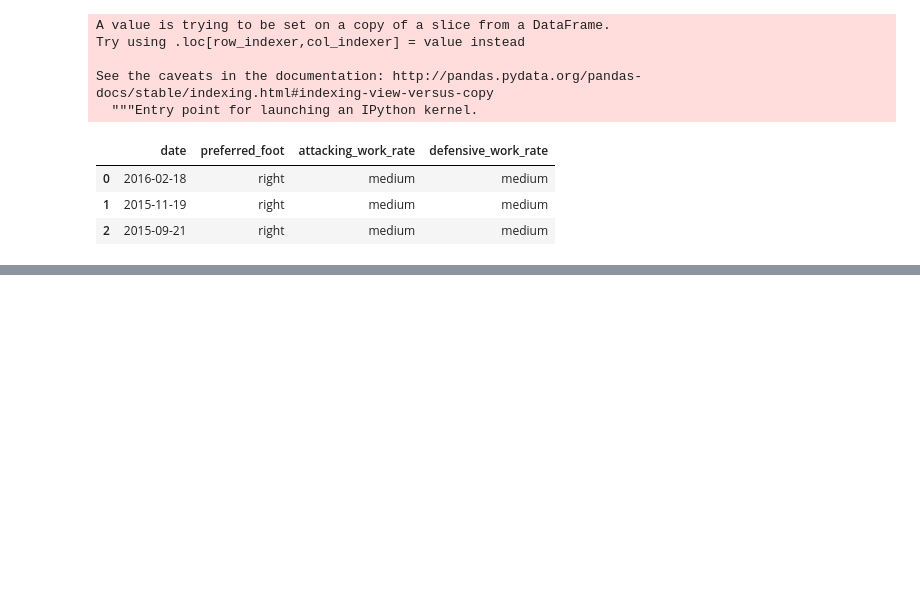
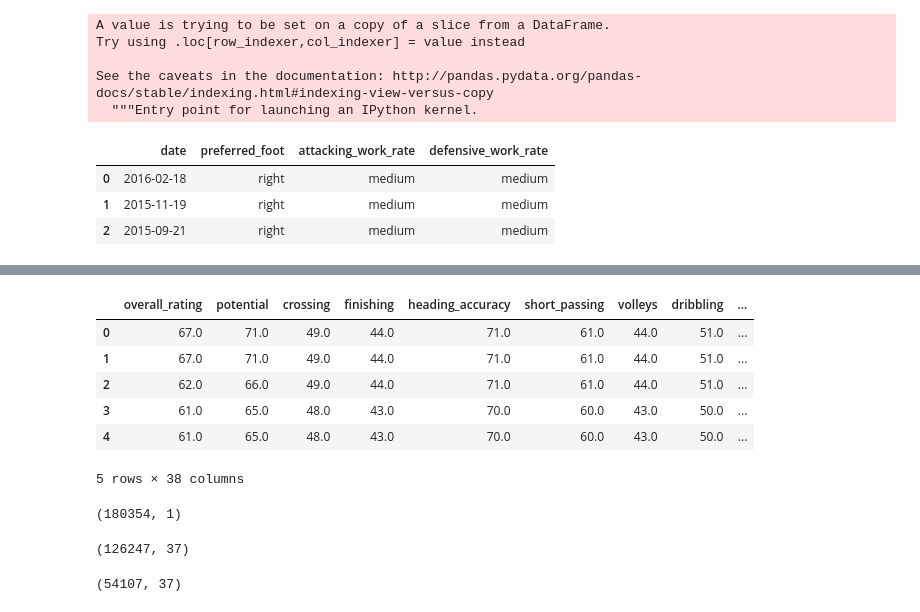
Before and after one commit to singhabhi937/Acadgild_Project_2, a Jupyter notebook: Acadgild_Project_2.ipynb, the cells around one changed output, grey strips where cells are left out. Cells and saved outputs as stored; diff of their text form; code cells hidden in the pictures; blank space fills up the shorter version.

```diff
--- a/Acadgild_Project_2.ipynb
+++ b/Acadgild_Project_2.ipynb
@@ -97,0 +188,16 @@ cat=OrdinalEncoder()
+# %%
+df_Y=df.iloc[:,:1]
+# %%
+df_Y.head()
+# %% [output]
+|  | overall_rating | potential | crossing | finishing | heading_accuracy | short_passing | volleys | dribbling | ... |
+| 0 | 67.0 | 71.0 | 49.0 | 44.0 | 71.0 | 61.0 | 44.0 | 51.0 | ... |
+| 1 | 67.0 | 71.0 | 49.0 | 44.0 | 71.0 | 61.0 | 44.0 | 51.0 | ... |
+| 2 | 62.0 | 66.0 | 49.0 | 44.0 | 71.0 | 61.0 | 44.0 | 51.0 | ... |
+| 3 | 61.0 | 65.0 | 48.0 | 43.0 | 70.0 | 60.0 | 43.0 | 50.0 | ... |
+| 4 | 61.0 | 65.0 | 48.0 | 43.0 | 70.0 | 60.0 | 43.0 | 50.0 | ... |
+5 rows × 38 columns
+# %%
+df_Y.shape
+# %% [output]
+(180354, 1)
@@ -97,0 +208,8 @@ cat=OrdinalEncoder()
+# %%
+df_X_train.shape
+# %% [output]
+(126247, 37)
+# %%
+df_X_test.shape
+# %% [output]
+(54107, 37)
```
Also changed, not shown: parts of 30 cells of this notebook.
